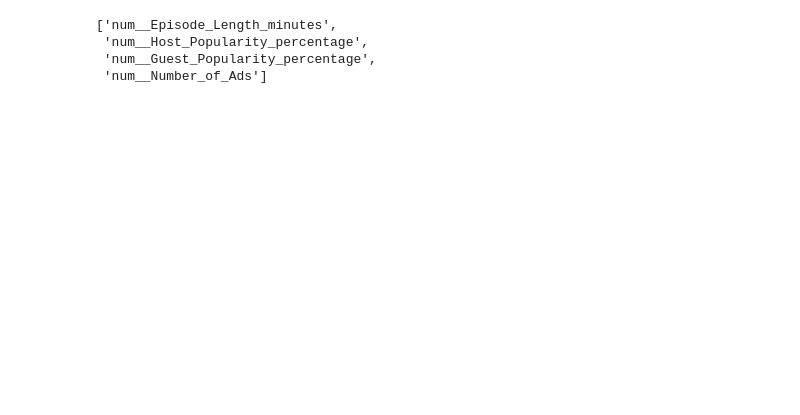
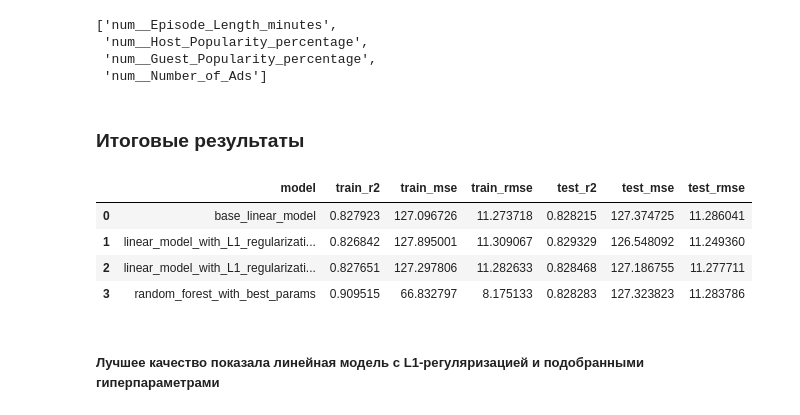
Before and after one commit to Poltava49/My_ML_practice, a Jupyter notebook: Linear_regression/choose_models.ipynb, the cells around one changed output. Saved outputs shown, nothing was run; the diff lists cells and outputs as text; code cells hidden in the pictures; blank space fills up the shorter version.

Commit message:
add choose base model

```diff
--- a/Linear_regression/choose_models.ipynb
+++ b/Linear_regression/choose_models.ipynb
@@ -13,6 +13,8 @@ warnings.filterwarnings('ignore')
 # %%
 #загружаем датасет
 df = pd.read_csv('podcasts.csv')
+
+df_results = pd.read_excel('models_results.xlsx')
 # %%
 #удаляем все пропуски в данных
 df = df.dropna(subset=['Listening_Time_minutes', 'Guest_Popularity_percentage', 'Episode_Length_minutes'])
@@ -299,3 +311,15 @@ selected_feature_names
  'num__Host_Popularity_percentage',
  'num__Guest_Popularity_percentage',
  'num__Number_of_Ads']
+# %% [markdown]
+### Итоговые результаты
+# %%
+df_results.head()
+# %% [output]
+|  | model | train_r2 | train_mse | train_rmse | test_r2 | test_mse | test_rmse |
+| 0 | base_linear_model | 0.827923 | 127.096726 | 11.273718 | 0.828215 | 127.374725 | 11.286041 |
+| 1 | linear_model_with_L1_regularizati... | 0.826842 | 127.895001 | 11.309067 | 0.829329 | 126.548092 | 11.249360 |
+| 2 | linear_model_with_L1_regularizati... | 0.827651 | 127.297806 | 11.282633 | 0.828468 | 127.186755 | 11.277711 |
+| 3 | random_forest_with_best_params | 0.909515 | 66.832797 | 8.175133 | 0.828283 | 127.323823 | 11.283786 |
+# %% [markdown]
+##### Лучшее качество показала линейная модель с L1-регуляризацией и подобранными гиперпараметрами
```
Also changed, not shown: parts of 6 cells of this notebook, 3 other files.
